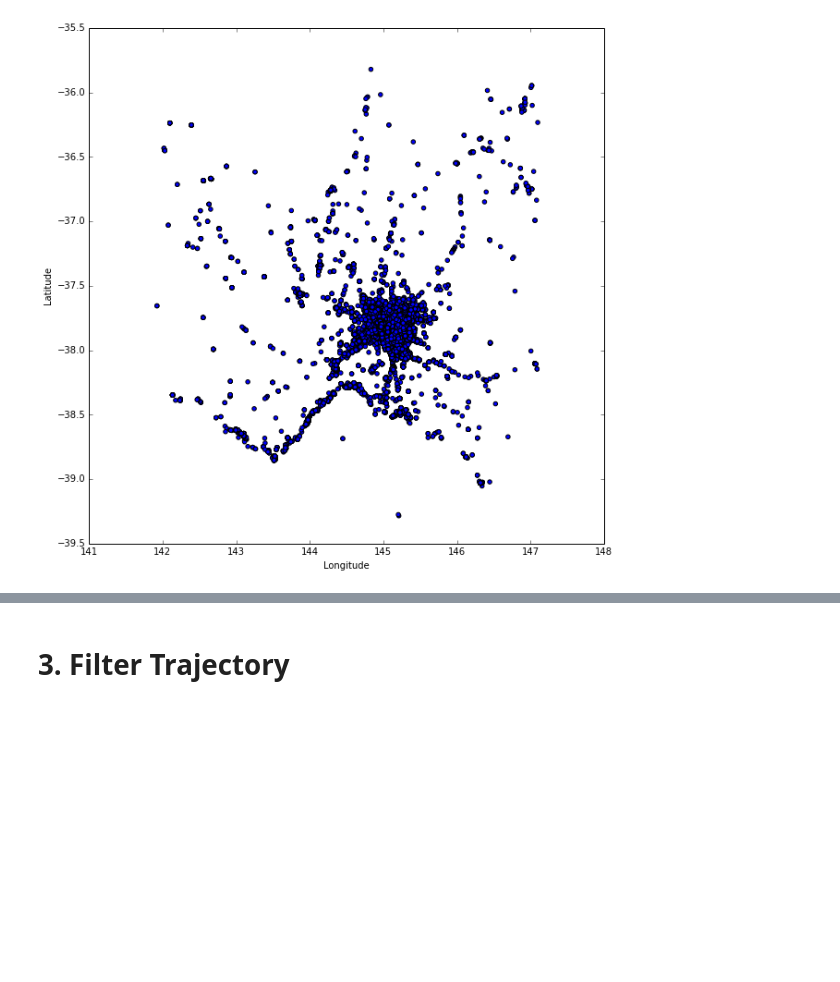
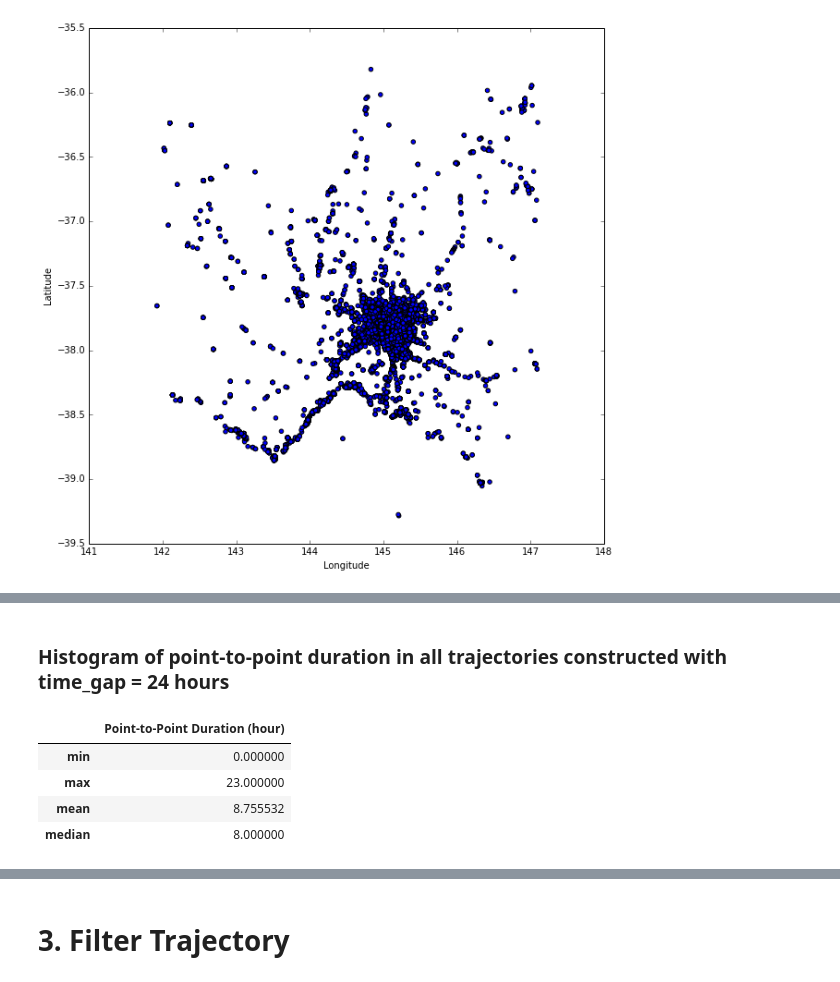
Before and after one commit to dongwookim-ml/flickr-photo, a Jupyter notebook: src/trajectory_construction.ipynb, the cells around one changed output, grey strips where cells are left out. Saved outputs shown, nothing was run; the diff lists cells and outputs as text; code cells hidden in the pictures; blank space fills up the shorter version.

```diff
--- a/src/trajectory_construction.ipynb
+++ b/src/trajectory_construction.ipynb
@@ -183,0 +224,15 @@ plt.scatter(traj['Longitude'], traj['Latitude'])
+# %% [markdown]
+### Histogram of point-to-point duration in all trajectories constructed with time_gap = 24 hours
+# %%
+durations1 = pd.Series(durations)
+durations1 = durations1[durations1 < 24]
+#durations1.describe()
+pd.DataFrame([durations1.min(), durations1.max(), durations1.mean(), durations1.median()], \
+             index=['min', 'max', 'mean', 'median'], \
+             columns=['Point-to-Point Duration (hour)'])
+# %% [output]
+|  | Point-to-Point Duration (hour) |
+| min | 0.000000 |
+| max | 23.000000 |
+| mean | 8.755532 |
+| median | 8.000000 |
```
Also changed, not shown: parts of 14 cells of this notebook.
